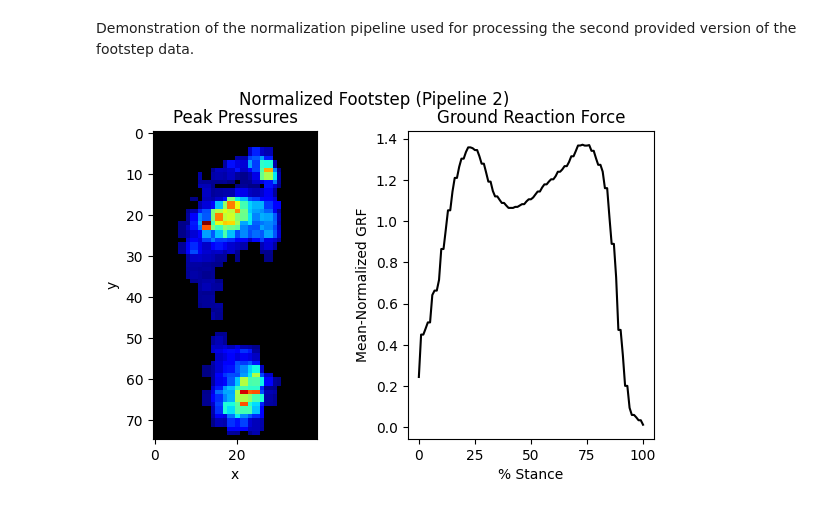
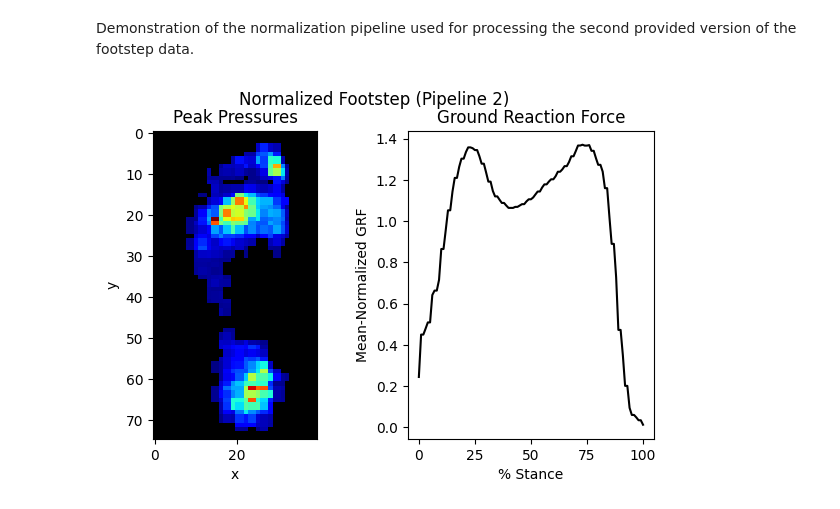
Before and after one commit to UNB-StepUP/StepUP-P150, a Jupyter notebook: python/normalize_footsteps.ipynb, the cells around one changed output. Drawn from its saved outputs; the diff is of its cells as text; code cells hidden in the pictures.

Commit message:
Change translation technique

```diff
--- a/python/normalize_footsteps.ipynb
+++ b/python/normalize_footsteps.ipynb
@@ -97,7 +97,7 @@ def spatial_rotation(footstep):
 
   return footstep_rotated, rotation_angle
 
-# center footstep based on center of area or mass (alignment_method)
+# center footstep based on center of mass, area, or extreme limits ('bbox') (alignment_method)
 def spatial_translation(footstep,alignment_method = 'mass', thresh = 10):
     img_peak = footstep.max(0)
     w = img_peak.shape[1]
@@ -107,10 +107,15 @@ def spatial_translation(footstep,alignment_method = 'mass', thresh = 10):
       # get center of mass
       y_center = ((img_peak.sum(1)*np.arange(0,img_peak.shape[0]))/img_peak.sum((0,1))).sum(0)
       x_center = ((img_peak.sum(0)*np.arange(0,img_peak.shape[1]))/img_peak.sum((0,1))).sum(0)
-    else: # 'area'
+    elif alignment_method == 'area':
       # get center of area
       y_center = (((img_peak > thresh).sum(1)*np.arange(0,img_peak.shape[0]))/(img_peak > thresh).sum((0,1))).sum(0)
       x_center = (((img_peak > thresh).sum(0)*np.arange(0,img_peak.shape[1]))/(img_peak > thresh).sum((0,1))).sum(0)
+    else: # 'bbox': center bounding box in frame
+      y_idx = np.where((img_peak > thresh))[0]
+      x_idx = np.where((img_peak > thresh))[1]
+      y_center = np.mean((y_idx.min(),y_idx.max()))
+      x_center = np.mean((x_idx.min(),x_idx.max()))
 
     y_center = int(np.round(y_center))
     x_center = int(np.round(x_center))
@@ -121,9 +126,8 @@ def spatial_translation(footstep,alignment_method = 'mass', thresh = 10):
     max_y_shift = min(np.where(arr_l > thresh)[0][0],l - np.where(arr_l > thresh)[0][-1])
     max_x_shift = min(np.where(arr_w > thresh)[0][0],w - np.where(arr_w > thresh)[0][-1])
 
-    x_shift = footstep.shape[2]//2-x_center
-    y_shift = footstep.shape[1]//2-y_center
-
+    x_shift = w//2-x_center
+    y_shift = l//2-y_center
     x_shift = np.sign(x_shift) * np.min(np.abs((x_shift,max_x_shift)))
     y_shift = np.sign(y_shift) * np.min(np.abs((y_shift,max_y_shift)))
 
@@ -531,33 +535,33 @@ footstep_flipped = spatial_flip(footstep,orientation)
 # rotate according to first principal component axis
 footstep_rotated,rotation_angle = spatial_rotation(footstep_flipped)
 
 # resize to length of 70 and width 25 pixels (should be applied after rotation)
 footstep_resized,foot_length,foot_width = spatial_resizing(footstep_rotated,w_sole = w_sole,l_sole = l_sole)
 
 # zero-pad spatially to 75 x 40 pixels
 footstep_padded = spatial_zeropad(footstep_resized,w = w,h = h)
 
-# translate footstep based on its center of mass
-footstep_translated = spatial_translation(footstep_padded,alignment_method = 'mass')
+# center footstep based on its extreme limits (bounding box)
+footstep_translated = spatial_translation(footstep_padded,alignment_method = 'bbox',thresh = 10)
 
 ####### APPLY TEMPORAL NORMALIZATION ############
 footstep_interp = temporal_interpolation(footstep_translated,t = t)
 
 ####### APPLY AMPLITUDE NORMALIZATION ###########
 footstep_norm, mean_GRF = amplitude_meanGRF(footstep_interp)
 
 # plot normalized footstep
 fig, ax = plt.subplots(1,2,figsize = (7,4))
 fig.suptitle('Normalized Footstep (Pipeline 2)')
 ax[0].imshow(footstep_norm.max(0),cmap = cmap)
 ax[0].set_title('Peak Pressures')
 ax[0].set_xlabel('x')
 ax[0].set_ylabel('y')
 
 ax[1].plot(footstep_norm.sum((1,2)),'-k')
 ax[1].set_title('Ground Reaction Force')
 ax[1].set_xlabel('% Stance')
 ax[1].set_ylabel('Mean-Normalized GRF')
 plt.show()
 # %% [output]
-[figure, old version]
+[figure, new version]
```
Also changed, not shown: parts of 2 cells of this notebook.
